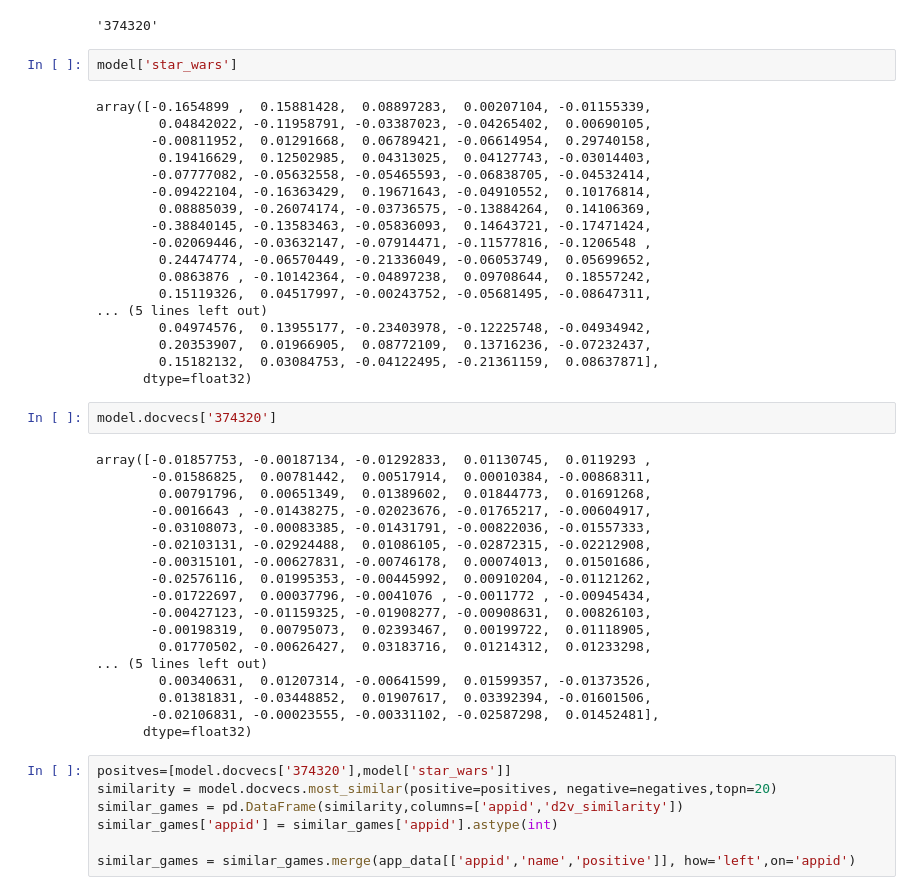
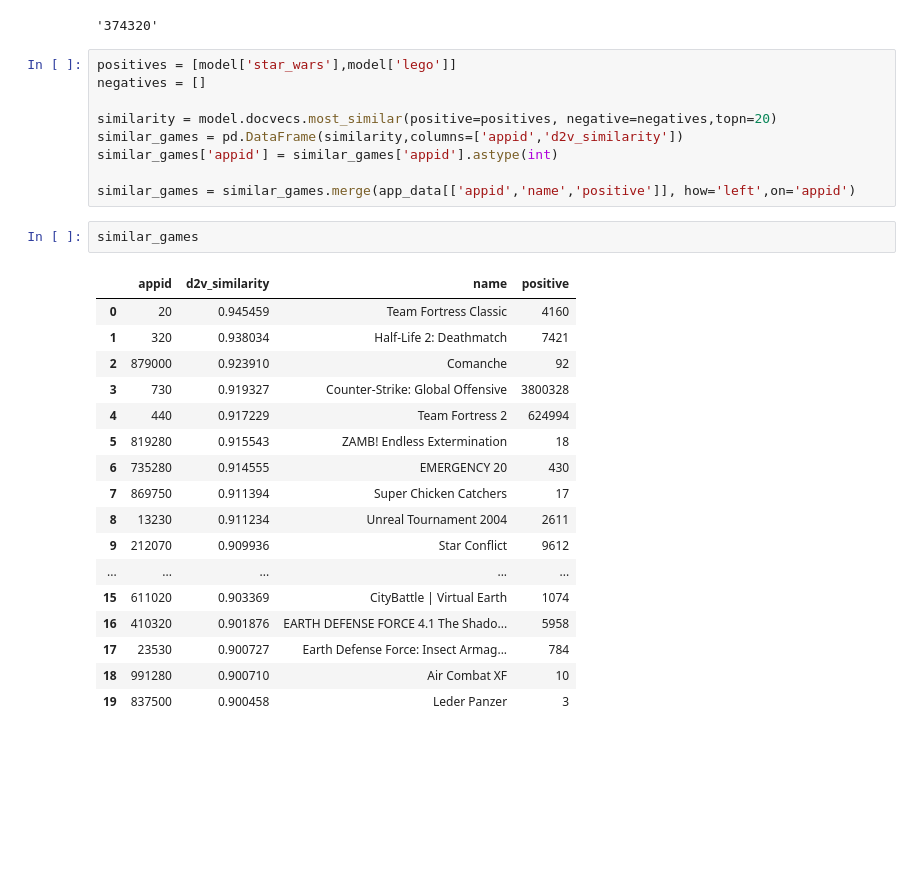
Before and after one commit to JamalRahman/Video-Game-Recommender, a Jupyter notebook: app/notebooks/eda.ipynb, the cells around one changed output. Drawn from its saved outputs; the diff is of its cells as text; blank space fills up the shorter version.

```diff
--- a/app/notebooks/eda.ipynb
+++ b/app/notebooks/eda.ipynb
@@ -349,50 +351,32 @@ Wall time: 22.8 ms
 get_appid('DARK SOULS™ III')
 # %% [output]
 '374320'
-# %%
-model['star_wars']
-# %% [output]
-array([-0.1654899 ,  0.15881428,  0.08897283,  0.00207104, -0.01155339,
-        0.04842022, -0.11958791, -0.03387023, -0.04265402,  0.00690105,
-       -0.00811952,  0.01291668,  0.06789421, -0.06614954,  0.29740158,
-        0.19416629,  0.12502985,  0.04313025,  0.04127743, -0.03014403,
-       -0.07777082, -0.05632558, -0.05465593, -0.06838705, -0.04532414,
-       -0.09422104, -0.16363429,  0.19671643, -0.04910552,  0.10176814,
-        0.08885039, -0.26074174, -0.03736575, -0.13884264,  0.14106369,
-       -0.38840145, -0.13583463, -0.05836093,  0.14643721, -0.17471424,
-       -0.02069446, -0.03632147, -0.07914471, -0.11577816, -0.1206548 ,
-        0.24474774, -0.06570449, -0.21336049, -0.06053749,  0.05699652,
-        0.0863876 , -0.10142364, -0.04897238,  0.09708644,  0.18557242,
-        0.15119326,  0.04517997, -0.00243752, -0.05681495, -0.08647311,
-... (5 lines left out)
-        0.04974576,  0.13955177, -0.23403978, -0.12225748, -0.04934942,
-        0.20353907,  0.01966905,  0.08772109,  0.13716236, -0.07232437,
-        0.15182132,  0.03084753, -0.04122495, -0.21361159,  0.08637871],
-      dtype=float32)
-# %%
-model.docvecs['374320']
-# %% [output]
-array([-0.01857753, -0.00187134, -0.01292833,  0.01130745,  0.0119293 ,
-       -0.01586825,  0.00781442,  0.00517914,  0.00010384, -0.00868311,
-        0.00791796,  0.00651349,  0.01389602,  0.01844773,  0.01691268,
-       -0.0016643 , -0.01438275, -0.02023676, -0.01765217, -0.00604917,
-       -0.03108073, -0.00083385, -0.01431791, -0.00822036, -0.01557333,
-       -0.02103131, -0.02924488,  0.01086105, -0.02872315, -0.02212908,
-       -0.00315101, -0.00627831, -0.00746178,  0.00074013,  0.01501686,
-       -0.02576116,  0.01995353, -0.00445992,  0.00910204, -0.01121262,
-       -0.01722697,  0.00037796, -0.0041076 , -0.0011772 , -0.00945434,
-       -0.00427123, -0.01159325, -0.01908277, -0.00908631,  0.00826103,
-       -0.00198319,  0.00795073,  0.02393467,  0.00199722,  0.01118905,
-        0.01770502, -0.00626427,  0.03183716,  0.01214312,  0.01233298,
-... (5 lines left out)
-        0.00340631,  0.01207314, -0.00641599,  0.01599357, -0.01373526,
-        0.01381831, -0.03448852,  0.01907617,  0.03392394, -0.01601506,
-       -0.02106831, -0.00023555, -0.00331102, -0.02587298,  0.01452481],
-      dtype=float32)
 # %%
-positves=[model.docvecs['374320'],model['star_wars']]
+positives = [model['star_wars'],model['lego']]
+negatives = []
+
 similarity = model.docvecs.most_similar(positive=positives, negative=negatives,topn=20)
 similar_games = pd.DataFrame(similarity,columns=['appid','d2v_similarity'])
 similar_games['appid'] = similar_games['appid'].astype(int)
 
 similar_games = similar_games.merge(app_data[['appid','name','positive']], how='left',on='appid')
+# %%
+similar_games
+# %% [output]
+|  | appid | d2v_similarity | name | positive |
+| 0 | 20 | 0.945459 | Team Fortress Classic | 4160 |
+| 1 | 320 | 0.938034 | Half-Life 2: Deathmatch | 7421 |
+| 2 | 879000 | 0.923910 | Comanche | 92 |
+| 3 | 730 | 0.919327 | Counter-Strike: Global Offensive | 3800328 |
+| 4 | 440 | 0.917229 | Team Fortress 2 | 624994 |
+| 5 | 819280 | 0.915543 | ZAMB! Endless Extermination | 18 |
+| 6 | 735280 | 0.914555 | EMERGENCY 20 | 430 |
+| 7 | 869750 | 0.911394 | Super Chicken Catchers | 17 |
+| 8 | 13230 | 0.911234 | Unreal Tournament 2004 | 2611 |
+| 9 | 212070 | 0.909936 | Star Conflict | 9612 |
+| ... | ... | ... | ... | ... |
+| 15 | 611020 | 0.903369 | CityBattle | Virtual Earth | 1074 |
+| 16 | 410320 | 0.901876 | EARTH DEFENSE FORCE 4.1 The Shado... | 5958 |
+| 17 | 23530 | 0.900727 | Earth Defense Force: Insect Armag... | 784 |
+| 18 | 991280 | 0.900710 | Air Combat XF | 10 |
+| 19 | 837500 | 0.900458 | Leder Panzer | 3 |
```
Also changed, not shown: parts of 5 cells of this notebook, 5 other files.
